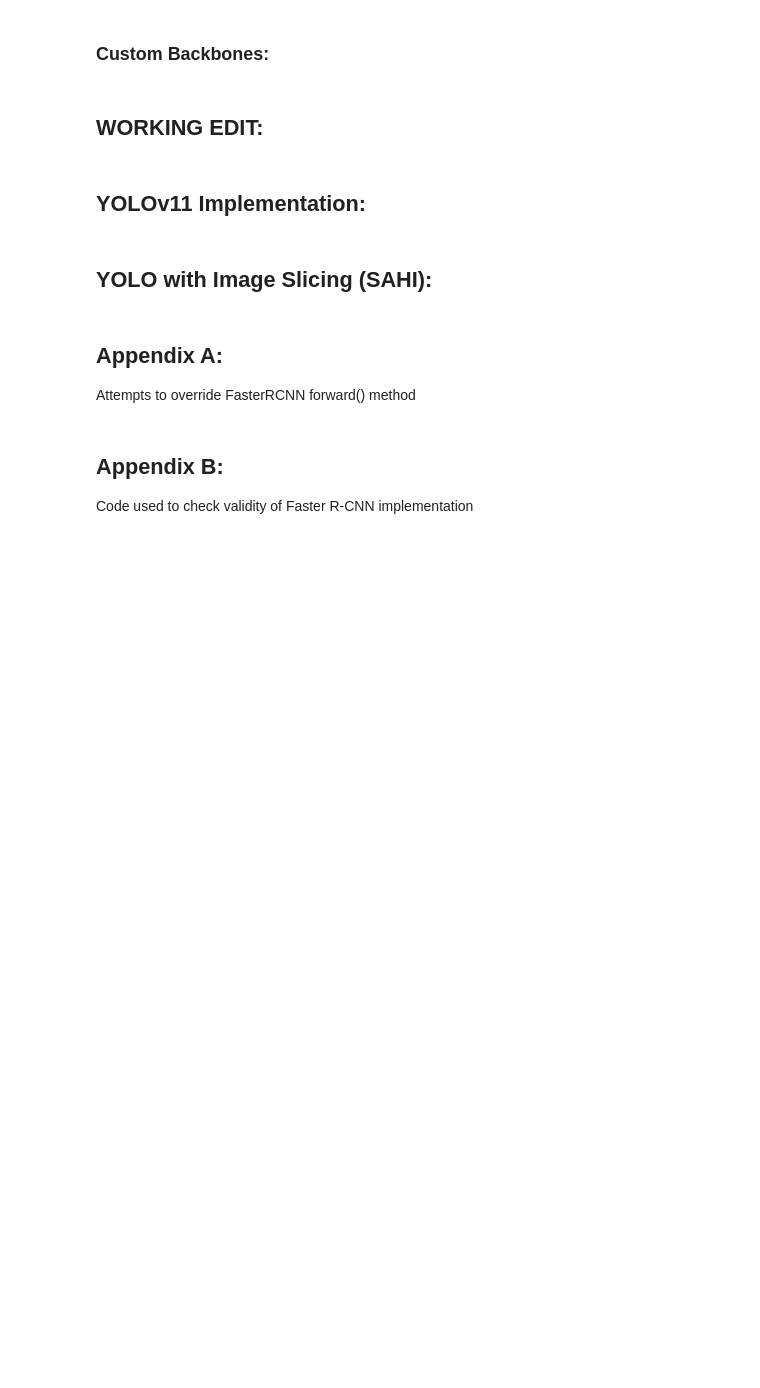
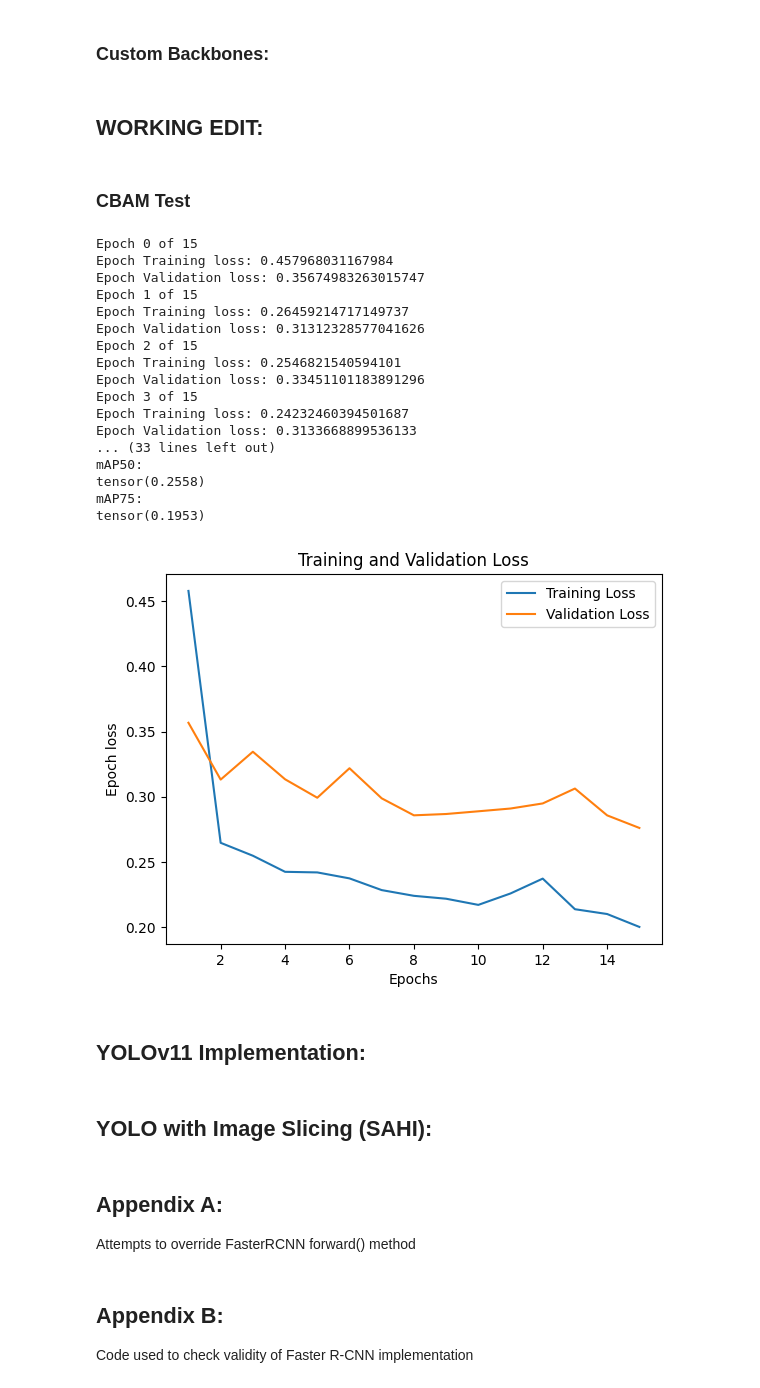
Before and after one commit to Amy-RT/Faster-R-CNN-Custom-Backbones, a Jupyter notebook: UoL Final Project based on CM3015 template "deep learning on public dataset".ipynb, the cells around one changed output. Saved outputs shown, nothing was run; the diff lists cells and outputs as text; code cells hidden in the pictures; blank space fills up the shorter version.

Commit message:
baseline ResNet + CBAM performance

```diff
--- a/UoL Final Project based on CM3015 template "deep learning on public dataset".ipynb
+++ b/UoL Final Project based on CM3015 template "deep learning on public dataset".ipynb
@@ -130,6 +130,7 @@ class UAVImageDataset(Dataset):
         self.data_dir_imgs = data_dir_imgs
         self.data_dir_targets = data_dir_targets
         self.transforms = transforms
+        self.device = device
 
         file_names = os.listdir(path=data_dir_imgs)
         number_of_images = len(file_names)
@@ -216,6 +217,7 @@ class UAVImageDataset(Dataset):
           self.all_targets[idx]['labels'] = torch.as_tensor(self.all_targets[idx]['labels'])
 
 
+
       return img, self.all_targets[idx], self.all_imgs[idx]
 # %%
 import torchvision
@@ -381,6 +389,14 @@ def visualisePredictions(img_id: int,
   except IndexError:
       print(f'Provided dataset is of length {len(test_dataset)} - image index {img_id} not within range')
       raise
+# %%
+def free_gpu_ram(dataloader: torch.utils.data.DataLoader) -> None:
+  for batch in dataloader:
+      for item in batch:
+        del item
+  torch.cuda.empty_cache()
+  time.sleep(60) #allow time for GPU RAM to be cleared before training is 'finished'
+  return
 # %% [markdown]
 ## Definition of Faster R-CNN Wrapper Class: <a class="anchor" name="faster_rcnn_class"></a>
 # %%
@@ -1835,3 +1884,5 @@ model.load_state_dict(torch.load('model_weights.pth', weights_only=True))
 # for layer in model.children():
 #     if hasattr(layer, 'out_features'):
 #         print(layer.out_features)
+# %% [markdown]
+### CBAM Test
@@ -1837,0 +2115,25 @@ model.load_state_dict(torch.load('model_weights.pth', weights_only=True))
+# %%
+backbone = ResNetCBAM(num_classes=4)
+backbone.out_channels = 256
+
+anchor_generator = AnchorGenerator(
+    sizes=((32, 64, 128, 256, 512),),
+    aspect_ratios=((0.5, 1.0, 2.0),)
+)
+# Feature maps to perform RoI cropping.
+# If backbone returns a Tensor, `featmap_names` is expected to
+# be [0]. We can choose which feature maps to use.
+roi_pooler = torchvision.ops.MultiScaleRoIAlign(
+    featmap_names=['0'],
+    output_size=7, #output size for pooled region
+    sampling_ratio=2 #sampling ratio for ROIAlign
+)
+
+model = FasterRCNNWrapper(
+    backbone=backbone,
+    num_classes=4,
+    rpn_anchor_generator=anchor_generator,
+    box_roi_pool=roi_pooler
+)
+num_classes=4 #3 classes +1 to account for background
+model.override_prediction_heads(num_classes)
@@ -1838,3 +2152,30 @@ model.load_state_dict(torch.load('model_weights.pth', weights_only=True))
+# %%
+model.model.to(device)
+# optimizer = torch.optim.SGD(model.model.parameters() , lr=0.0005, momentum=0.9, weight_decay=0.0005)
+optimizer = torch.optim.Adam(model.model.parameters(), lr=0.0005)
+num_epochs = 15
+model_pipeline(model , optimizer, num_epochs, train_dataset_loader,
+               val_dataset_loader, test_dataset_loader, device,
+               False, "Custom Backbone Faster R-CNN Tracker")
+# %% [output]
+Epoch 0 of 15
+Epoch Training loss: 0.457968031167984
+Epoch Validation loss: 0.35674983263015747
+Epoch 1 of 15
+Epoch Training loss: 0.26459214717149737
+Epoch Validation loss: 0.31312328577041626
+Epoch 2 of 15
+Epoch Training loss: 0.2546821540594101
+Epoch Validation loss: 0.33451101183891296
+Epoch 3 of 15
+Epoch Training loss: 0.24232460394501687
+Epoch Validation loss: 0.3133668899536133
+... (33 lines left out)
+mAP50:
+tensor(0.2558)
+mAP75:
+tensor(0.1953)
+[figure, added]
 # %% [markdown]
 ## YOLOv11 Implementation: <a class="anchor" name="YOLOv11"></a>
 # %%
```
Also changed, not shown: parts of 23 cells of this notebook.
